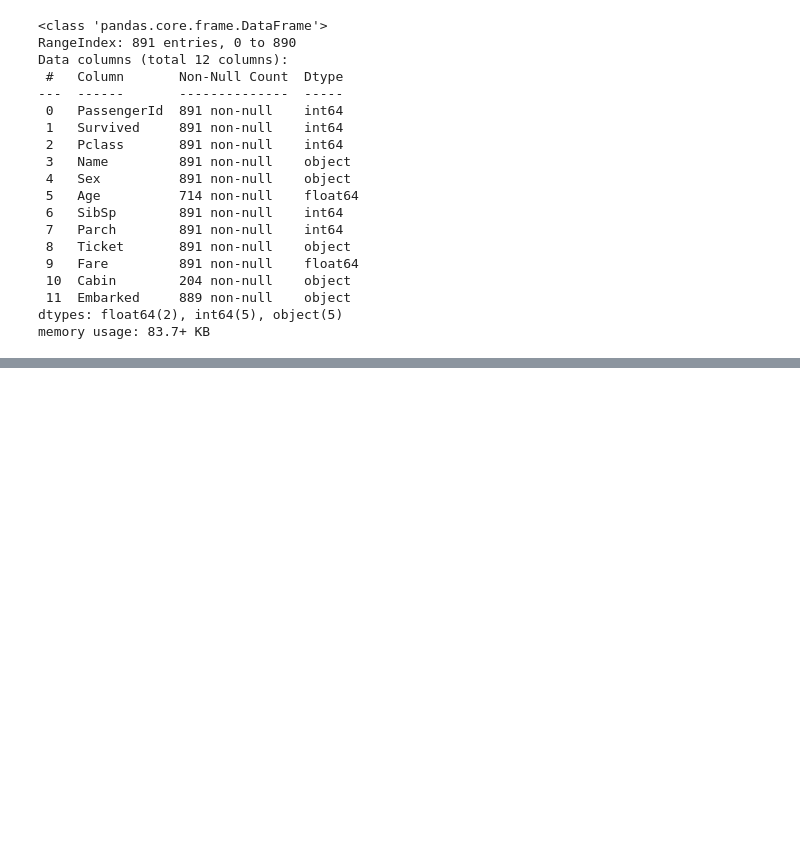
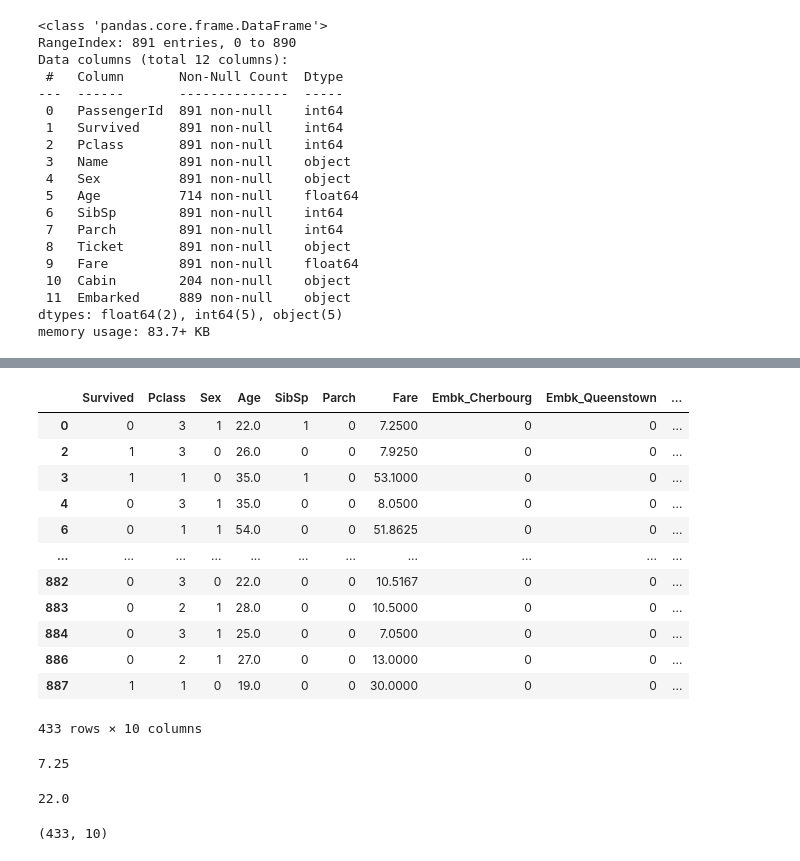
Before and after one commit to marksilas/Titanic-Survival-Prediction, a Jupyter notebook: Titanic Data Analysis.ipynb, the cells around one changed output, grey strips where cells are left out. Drawn from its saved outputs; the diff is of its cells as text; code cells hidden in the pictures; blank space fills up the shorter version.

```diff
--- a/Titanic Data Analysis.ipynb
+++ b/Titanic Data Analysis.ipynb
@@ -192,0 +175,7 @@ Data2
+# %%
+sorted(data)
+
+Q1=data.quantile(0.25)
+Q3=data.quantile(0.75)
+IQR=Q3-Q1
+print(IQR)
@@ -192,0 +194,33 @@ Data2
+# %%
+data = data[~((data < (Q1 - 1.5 * IQR)) |(data > (Q3 + 1.5 * IQR))).any(axis=1)]
+data
+# %% [output]
+|  | Survived | Pclass | Sex | Age | SibSp | Parch | Fare | Embk_Cherbourg | Embk_Queenstown | ... |
+| 0 | 0 | 3 | 1 | 22.0 | 1 | 0 | 7.2500 | 0 | 0 | ... |
+| 2 | 1 | 3 | 0 | 26.0 | 0 | 0 | 7.9250 | 0 | 0 | ... |
+| 3 | 1 | 1 | 0 | 35.0 | 1 | 0 | 53.1000 | 0 | 0 | ... |
+| 4 | 0 | 3 | 1 | 35.0 | 0 | 0 | 8.0500 | 0 | 0 | ... |
+| 6 | 0 | 1 | 1 | 54.0 | 0 | 0 | 51.8625 | 0 | 0 | ... |
+| ... | ... | ... | ... | ... | ... | ... | ... | ... | ... | ... |
+| 882 | 0 | 3 | 0 | 22.0 | 0 | 0 | 10.5167 | 0 | 0 | ... |
+| 883 | 0 | 2 | 1 | 28.0 | 0 | 0 | 10.5000 | 0 | 0 | ... |
+| 884 | 0 | 3 | 1 | 25.0 | 0 | 0 | 7.0500 | 0 | 0 | ... |
+| 886 | 0 | 2 | 1 | 27.0 | 0 | 0 | 13.0000 | 0 | 0 | ... |
+| 887 | 1 | 1 | 0 | 19.0 | 0 | 0 | 30.0000 | 0 | 0 | ... |
+433 rows × 10 columns
+# %%
+for i in data.Fare:
+    print(i)
+    break
+# %% [output]
+7.25
+# %%
+for i in data.Age:
+    print(i)
+    break
+# %% [output]
+22.0
+# %%
+data.shape
+# %% [output]
+(433, 10)
```
Also changed, not shown: parts of 50 cells of this notebook.
